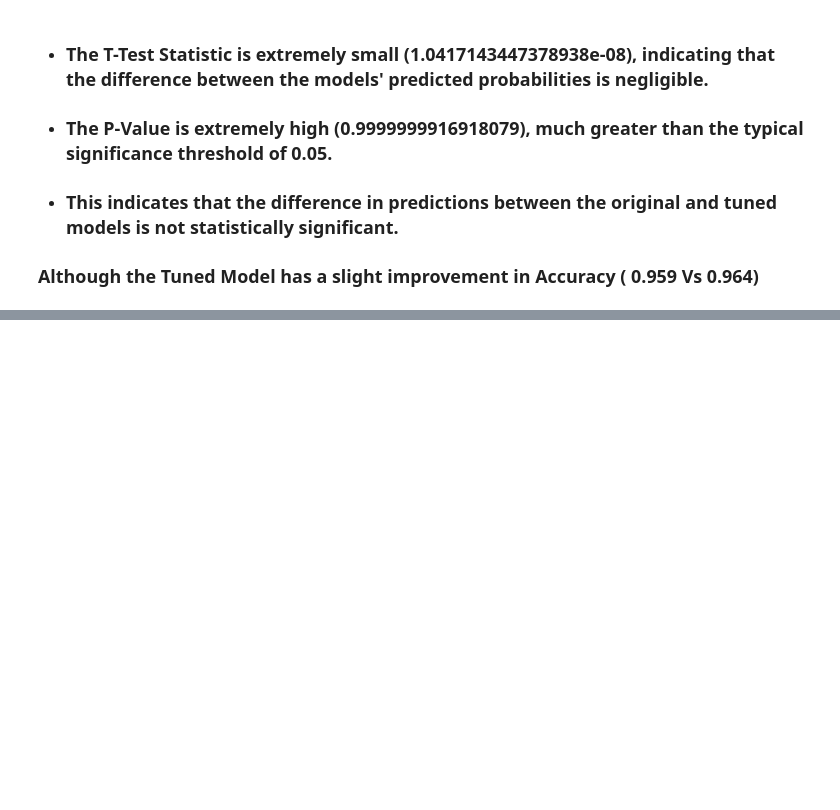
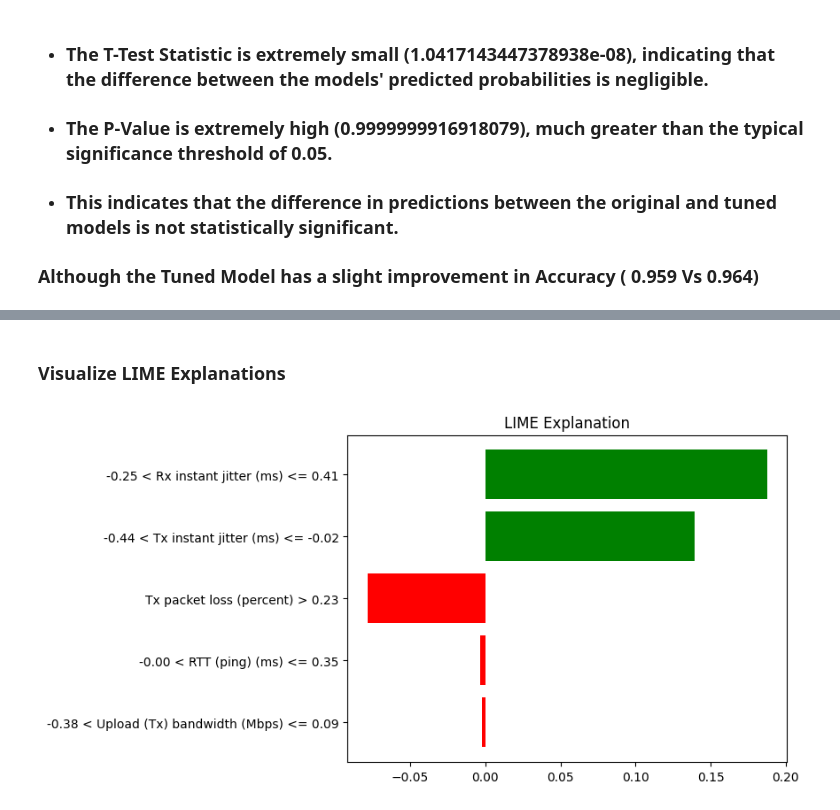
Before and after one commit to burikyali/burikyali, a Jupyter notebook: ml-video-conferencing-analysis.ipynb, the cells around one changed output, grey strips where cells are left out. Saved outputs shown, nothing was run; the diff lists cells and outputs as text; code cells hidden in the pictures; blank space fills up the shorter version.

```diff
--- a/ml-video-conferencing-analysis.ipynb
+++ b/ml-video-conferencing-analysis.ipynb
@@ -2125,0 +2176,24 @@ T-Test Statistic: -1.0208644516326294e-07, P-Value: 0.9999999185809609
+# %%
+import lime
+import lime.lime_tabular
+
+# Initialize LIME explainer
+lime_explainer = lime.lime_tabular.LimeTabularExplainer(
+    training_data=X_train.values,
+    feature_names=X_train.columns,
+    class_names=y_train.unique(),
+    mode='classification'
+)
+
+# Select a test instance
+instance_idx = 15  # Example index
+test_instance = X_test.iloc[instance_idx].values
+
+# Explain instance
+lime_exp = lime_explainer.explain_instance(
+    data_row=test_instance,
+    predict_fn=voting_model_tuned.predict_proba
+)
+
+# Display explanation
+lime_exp.show_in_notebook(show_table=True, show_all=False)
@@ -2125,0 +2205,9 @@ T-Test Statistic: -1.0208644516326294e-07, P-Value: 0.9999999185809609
+# %% [markdown]
+### Visualize LIME Explanations
+# %%
+# Visualize explanations
+lime_exp.as_pyplot_figure()
+plt.title("LIME Explanation")
+plt.show()
+# %% [output]
+[figure, added]
```
Also changed, not shown: parts of 18 cells of this notebook.
